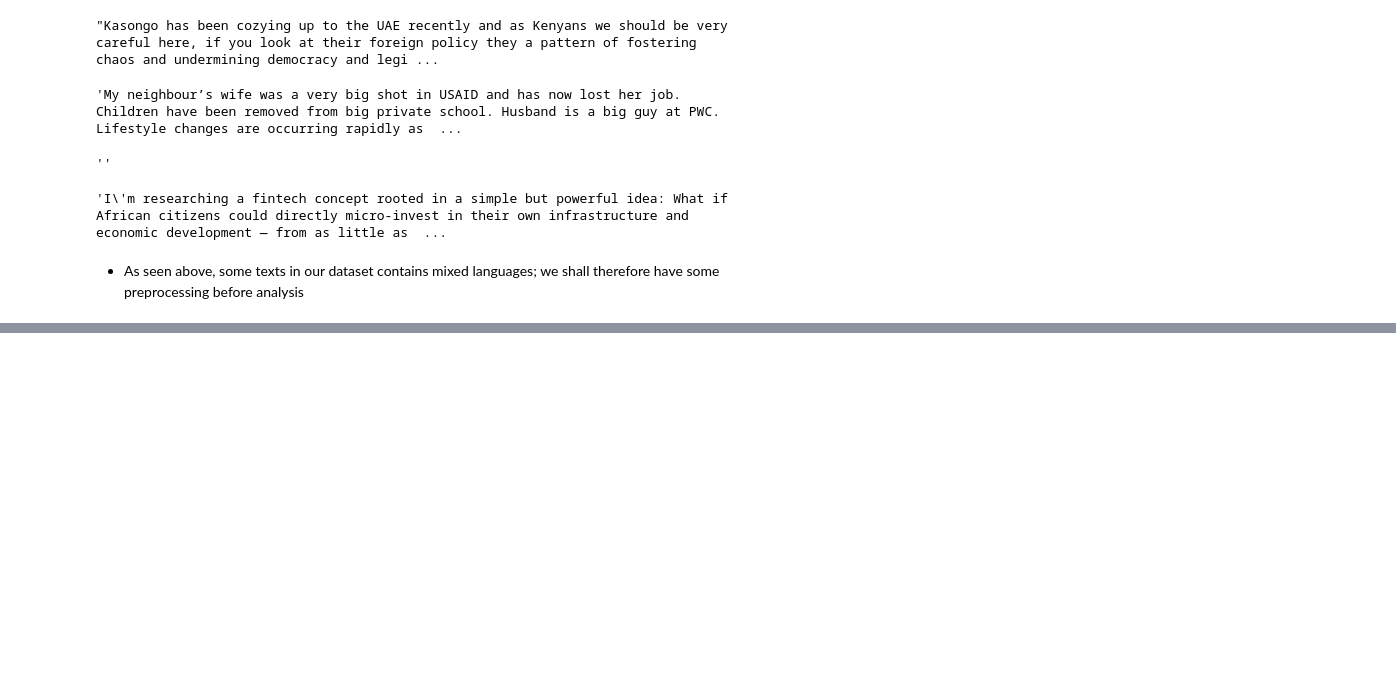
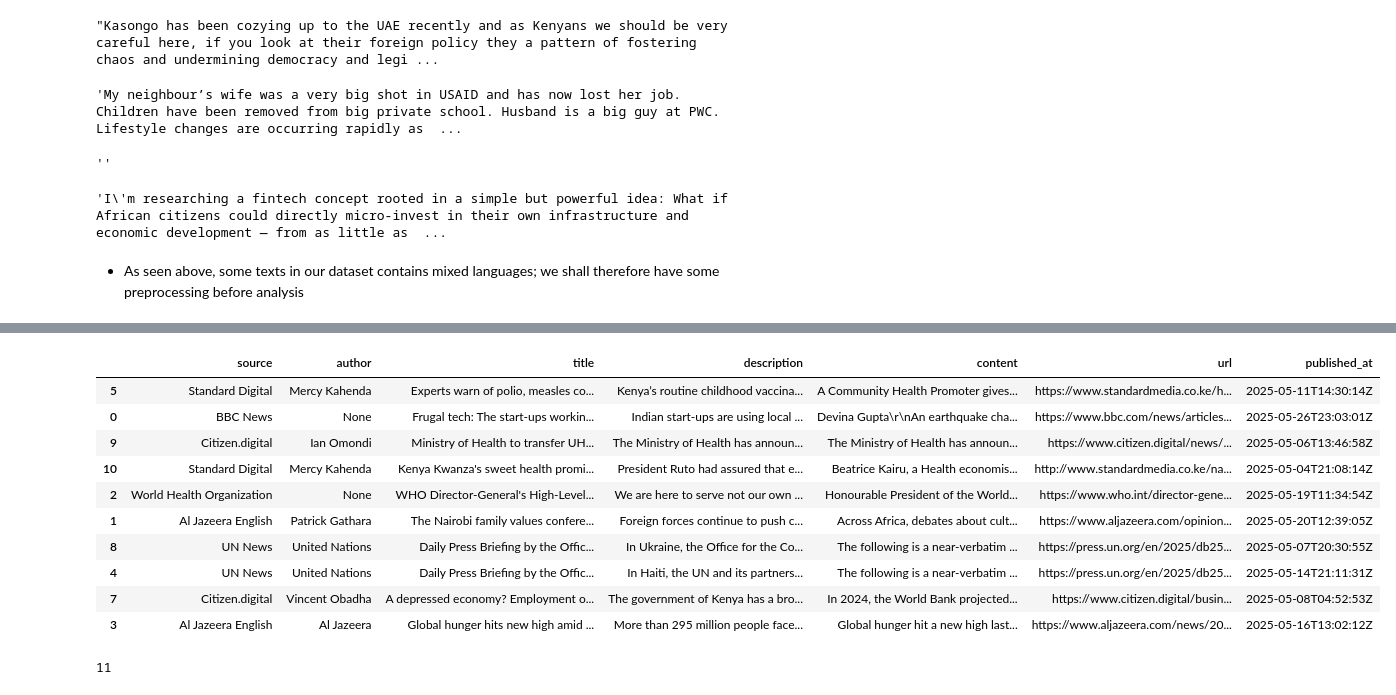
Before and after one commit to L-N-E0/USAID-Kenya-Sentiment-Analysis, a Jupyter notebook: notebooks/leo.ipynb, the cells around one changed output, grey strips where cells are left out. Saved outputs shown, nothing was run; the diff lists cells and outputs as text; code cells hidden in the pictures; blank space fills up the shorter version.

Commit message:
Add data collection trial- NewsAPI

```diff
--- a/notebooks/leo.ipynb
+++ b/notebooks/leo.ipynb
@@ -128,0 +216,72 @@ for x in sample_text:
+# %%
+import requests
+import pandas as pd
+from datetime import datetime
+
+# --- PARAMETERS ---
+api_key = 'bc6c52fd05ee4e63827b7cf45fa0bdb2'
+
+# More focused query
+query = '(USAID OR donor aid OR foreign aid OR healthcare funding) AND Kenya'
+from_date = '2025-05-04'
+page_size = 100  # NewsAPI max per page
+max_pages = 1    # Free tier limit is 100 articles total
+
+# Recommended reliable/regional domains (you can expand)
+domains = 'nation.africa,standardmedia.co.ke,citizen.digital,aljazeera.com,bbc.com,reuters.com,who.int,devex.com,un.org'
+
+# --- FETCH ARTICLES ---
+all_articles = []
+
+for page in range(1, max_pages + 1):
+    url = (
+        f'https://newsapi.org/v2/everything?'
+        f'q={query}&'
+        f'from={from_date}&'
+        f'sortBy=publishedAt&'
+        f'domains={domains}&'
+        f'pageSize={page_size}&'
+        f'page={page}&'
+        f'apiKey={api_key}'
+    )
+
+    response = requests.get(url)
+    if response.status_code != 200:
+        print(f"❌ Error: {response.status_code} - {response.json()}")
+        break
+
+    articles = response.json().get('articles', [])
+    if not articles:
+        break
+
+    for article in articles:
+        all_articles.append({
+            'source': article['source']['name'],
+            'author': article.get('author'),
+            'title': article.get('title'),
+            'description': article.get('description'),
+            'content': article.get('content'),
+            'url': article.get('url'),
+            'published_at': article.get('publishedAt')
+        })
+
+# --- Convert to DataFrame ---
+df = pd.DataFrame(all_articles)
+#print(df[['title', 'source', 'published_at']])
+df.sample(n=10,random_state=42)
+# %% [output]
+|  | source | author | title | description | content | url | published_at |
+| 5 | Standard Digital | Mercy Kahenda | Experts warn of polio, measles co... | Kenya’s routine childhood vaccina... | A Community Health Promoter gives... | https://www.standardmedia.co.ke/h... | 2025-05-11T14:30:14Z |
+| 0 | BBC News | None | Frugal tech: The start-ups workin... | Indian start-ups are using local ... | Devina Gupta\r\nAn earthquake cha... | https://www.bbc.com/news/articles... | 2025-05-26T23:03:01Z |
+| 9 | Citizen.digital | Ian Omondi | Ministry of Health to transfer UH... | The Ministry of Health has announ... | The Ministry of Health has announ... | https://www.citizen.digital/news/... | 2025-05-06T13:46:58Z |
+| 10 | Standard Digital | Mercy Kahenda | Kenya Kwanza's sweet health promi... | President Ruto had assured that e... | Beatrice Kairu, a Health economis... | http://www.standardmedia.co.ke/na... | 2025-05-04T21:08:14Z |
+| 2 | World Health Organization | None | WHO Director-General's High-Level... | We are here to serve not our own ... | Honourable President of the World... | https://www.who.int/director-gene... | 2025-05-19T11:34:54Z |
+| 1 | Al Jazeera English | Patrick Gathara | The Nairobi family values confere... | Foreign forces continue to push c... | Across Africa, debates about cult... | https://www.aljazeera.com/opinion... | 2025-05-20T12:39:05Z |
+| 8 | UN News | United Nations | Daily Press Briefing by the Offic... | In Ukraine, the Office for the Co... | The following is a near-verbatim ... | https://press.un.org/en/2025/db25... | 2025-05-07T20:30:55Z |
+| 4 | UN News | United Nations | Daily Press Briefing by the Offic... | In Haiti, the UN and its partners... | The following is a near-verbatim ... | https://press.un.org/en/2025/db25... | 2025-05-14T21:11:31Z |
+| 7 | Citizen.digital | Vincent Obadha | A depressed economy? Employment o... | The government of Kenya has a bro... | In 2024, the World Bank projected... | https://www.citizen.digital/busin... | 2025-05-08T04:52:53Z |
+| 3 | Al Jazeera English | Al Jazeera | Global hunger hits new high amid ... | More than 295 million people face... | Global hunger hit a new high last... | https://www.aljazeera.com/news/20... | 2025-05-16T13:02:12Z |
+# %%
+len(df)
+# %% [output]
+11
```
Also changed, not shown: parts of 10 cells of this notebook.
